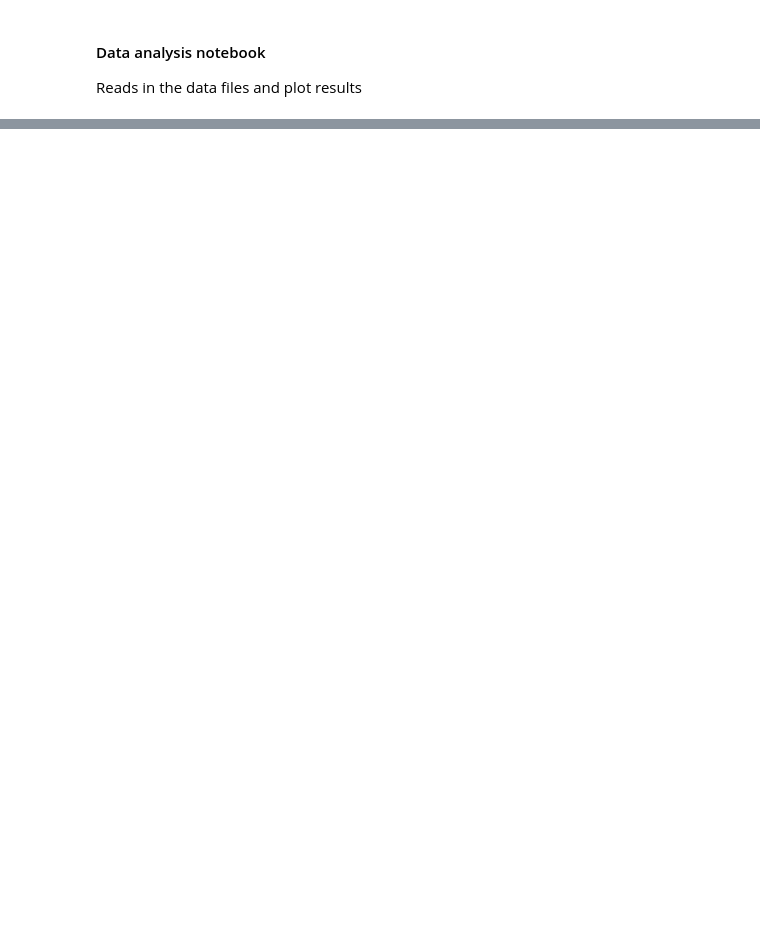
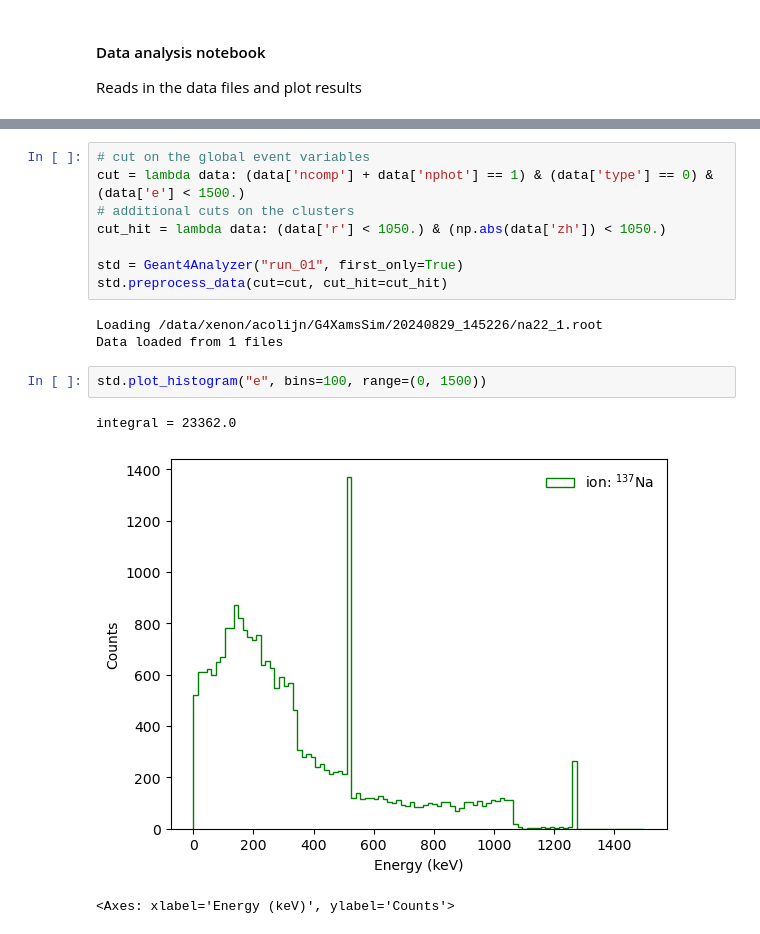
Before and after one commit to acolijn/G4XamsSim, a Jupyter notebook: notebook/analysis.ipynb, the cells around one changed output, grey strips where cells are left out. Cells and saved outputs as stored; diff of their text form; blank space fills up the shorter version.

```diff
--- a/notebook/analysis.ipynb
+++ b/notebook/analysis.ipynb
@@ -14,0 +16,17 @@ display(manager.display_all_runs(include_deleted=False))
+# %%
+# cut on the global event variables
+cut = lambda data: (data['ncomp'] + data['nphot'] == 1) & (data['type'] == 0) & (data['e'] < 1500.)
+# additional cuts on the clusters
+cut_hit = lambda data: (data['r'] < 1050.) & (np.abs(data['zh']) < 1050.)
+
+std = Geant4Analyzer("run_01", first_only=True)
+std.preprocess_data(cut=cut, cut_hit=cut_hit)
+# %% [output]
+Loading /data/xenon/acolijn/G4XamsSim/20240829_145226/na22_1.root
+Data loaded from 1 files
+# %%
+std.plot_histogram("e", bins=100, range=(0, 1500))
+# %% [output]
+integral = 23362.0
+[figure, added]
+<Axes: xlabel='Energy (keV)', ylabel='Counts'>
```
Also changed, not shown: parts of 7 cells of this notebook, 18 other files.
